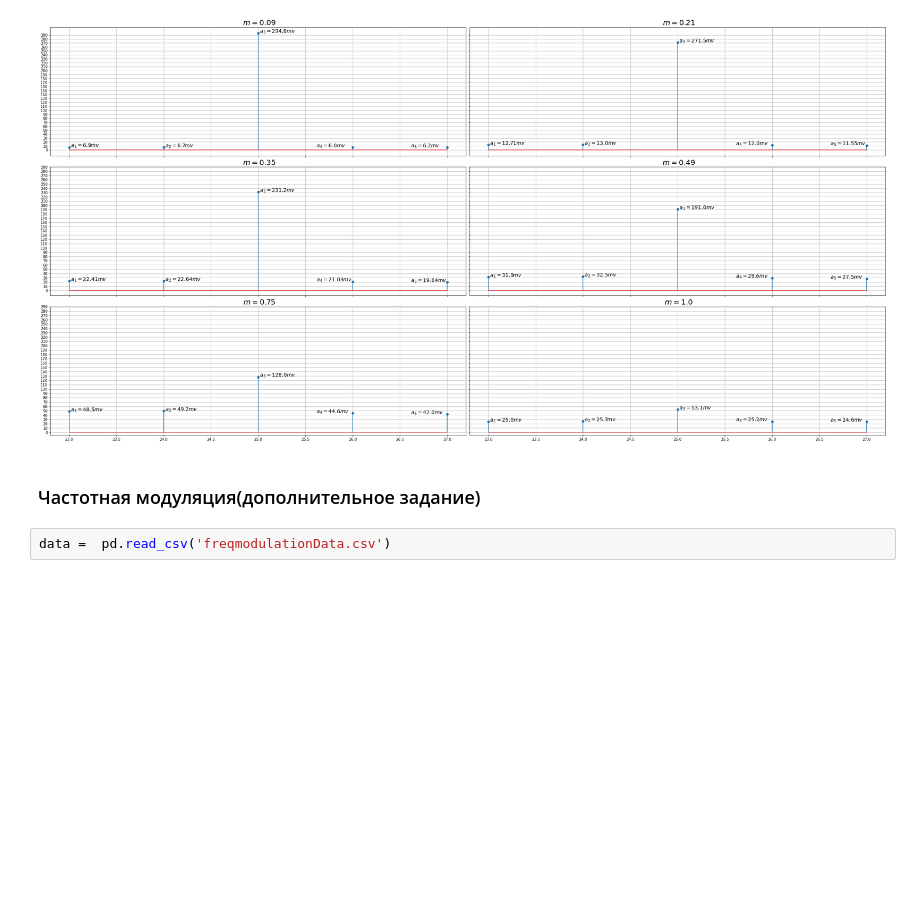
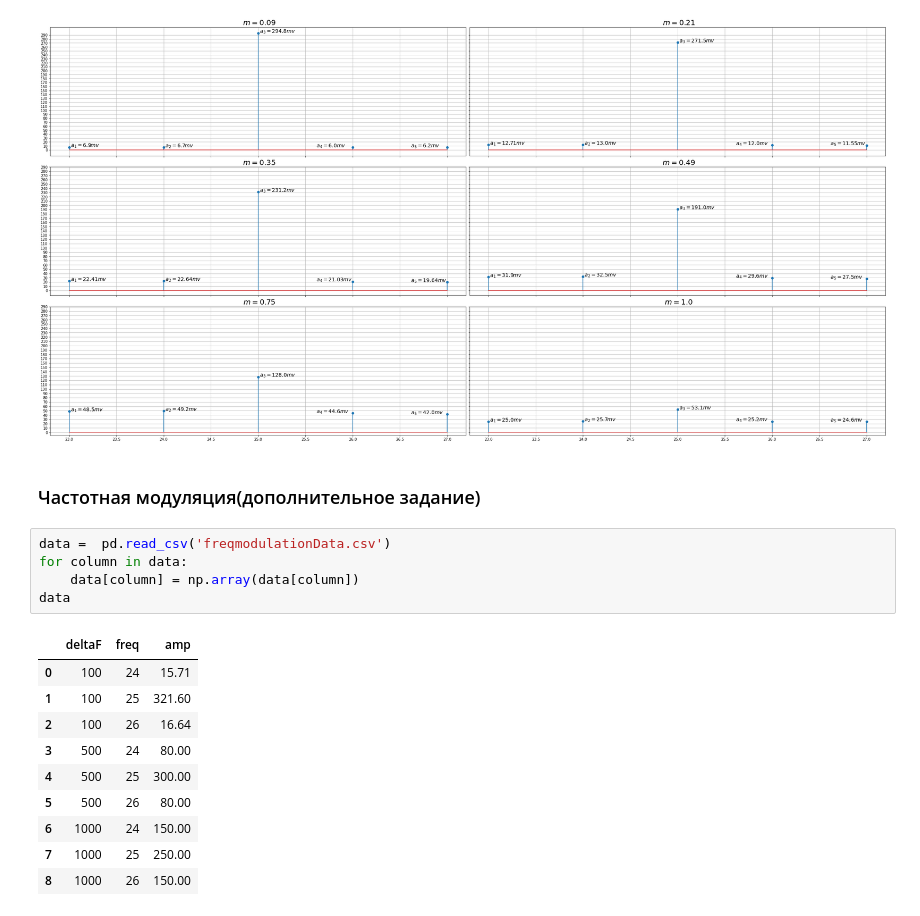
Before and after one commit to ShmakovVladimir/Labs, a Jupyter notebook: Электричество и Магнетизм/harmonicAnalys/main.ipynb, the cells around one changed output. Drawn from its saved outputs; the diff is of its cells as text; blank space fills up the shorter version.

```diff
--- a/Электричество и Магнетизм/harmonicAnalys/main.ipynb
+++ b/Электричество и Магнетизм/harmonicAnalys/main.ipynb
@@ -172,3 +198,17 @@ plt.show()
 ### Частотная модуляция(дополнительное задание)
 # %%
 data =  pd.read_csv('freqmodulationData.csv')
+for column in data:
+    data[column] = np.array(data[column])
+data
+# %% [output]
+|  | deltaF | freq | amp |
+| 0 | 100 | 24 | 15.71 |
+| 1 | 100 | 25 | 321.60 |
+| 2 | 100 | 26 | 16.64 |
+| 3 | 500 | 24 | 80.00 |
+| 4 | 500 | 25 | 300.00 |
+| 5 | 500 | 26 | 80.00 |
+| 6 | 1000 | 24 | 150.00 |
+| 7 | 1000 | 25 | 250.00 |
+| 8 | 1000 | 26 | 150.00 |
```
Also changed, not shown: parts of 7 cells of this notebook, 17 other files.
